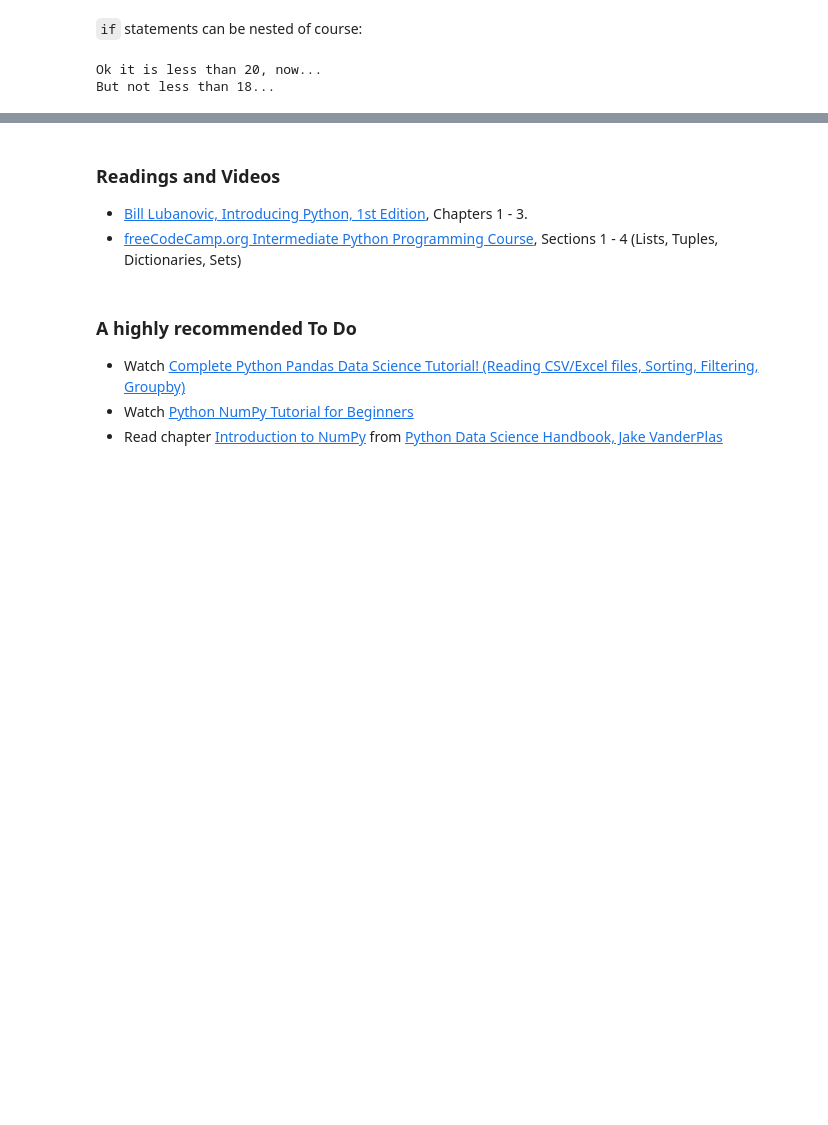
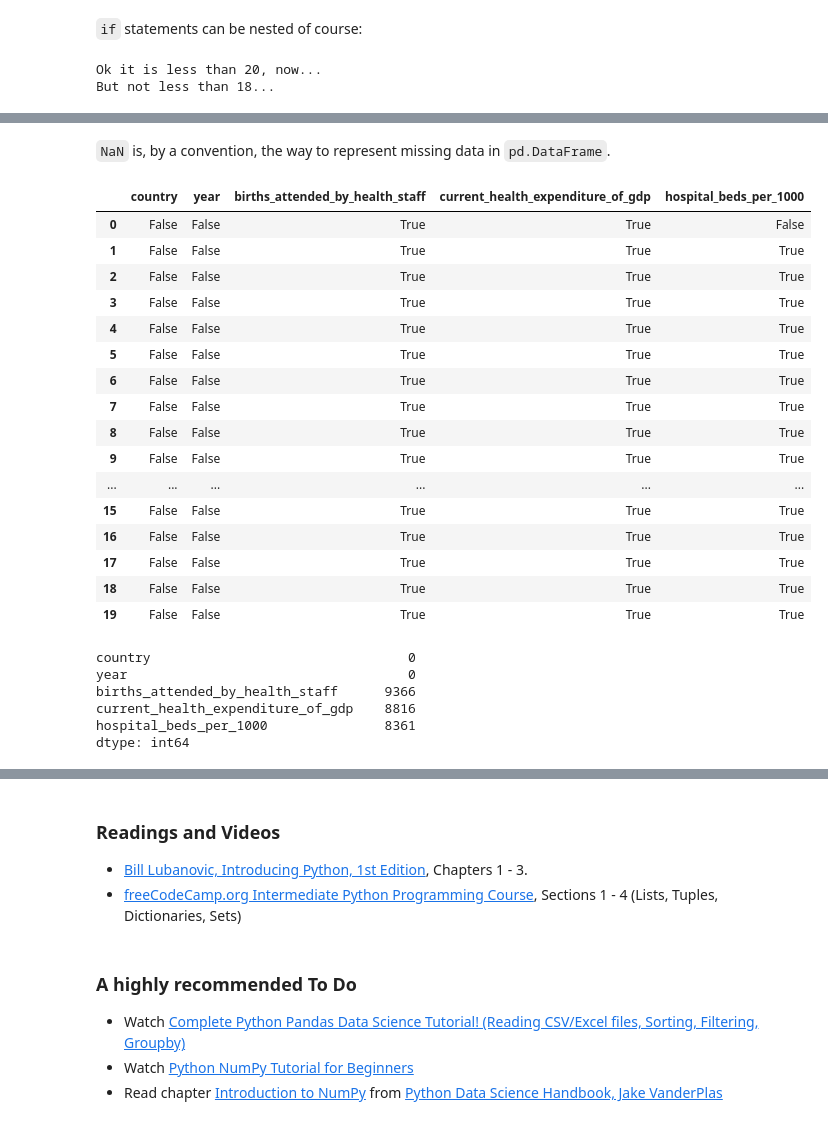
Before and after one commit to datakolektiv/dss03python2023, a Jupyter notebook: session03/dss03_py_session03.ipynb, the cells around one changed output, grey strips where cells are left out. Drawn from its saved outputs; the diff is of its cells as text; code cells hidden in the pictures; blank space fills up the shorter version.

```diff
--- a/session03/dss03_py_session03.ipynb
+++ b/session03/dss03_py_session03.ipynb
@@ -455,0 +726,31 @@ Did I fo
+# %% [markdown]
+`NaN` is, by a convention, the way to represent missing data in `pd.DataFrame`.
+# %%
+data_set.isna().head(20)
+# %% [output]
+|  | country | year | births_attended_by_health_staff | current_health_expenditure_of_gdp | hospital_beds_per_1000 |
+| 0 | False | False | True | True | False |
+| 1 | False | False | True | True | True |
+| 2 | False | False | True | True | True |
+| 3 | False | False | True | True | True |
+| 4 | False | False | True | True | True |
+| 5 | False | False | True | True | True |
+| 6 | False | False | True | True | True |
+| 7 | False | False | True | True | True |
+| 8 | False | False | True | True | True |
+| 9 | False | False | True | True | True |
+| ... | ... | ... | ... | ... | ... |
+| 15 | False | False | True | True | True |
+| 16 | False | False | True | True | True |
+| 17 | False | False | True | True | True |
+| 18 | False | False | True | True | True |
+| 19 | False | False | True | True | True |
+# %%
+data_set.isna().sum()
+# %% [output]
+country                                 0
+year                                    0
+births_attended_by_health_staff      9366
+current_health_expenditure_of_gdp    8816
+hospital_beds_per_1000               8361
+dtype: int64
```
Also changed, not shown: parts of 60 cells of this notebook, 2 other files.
